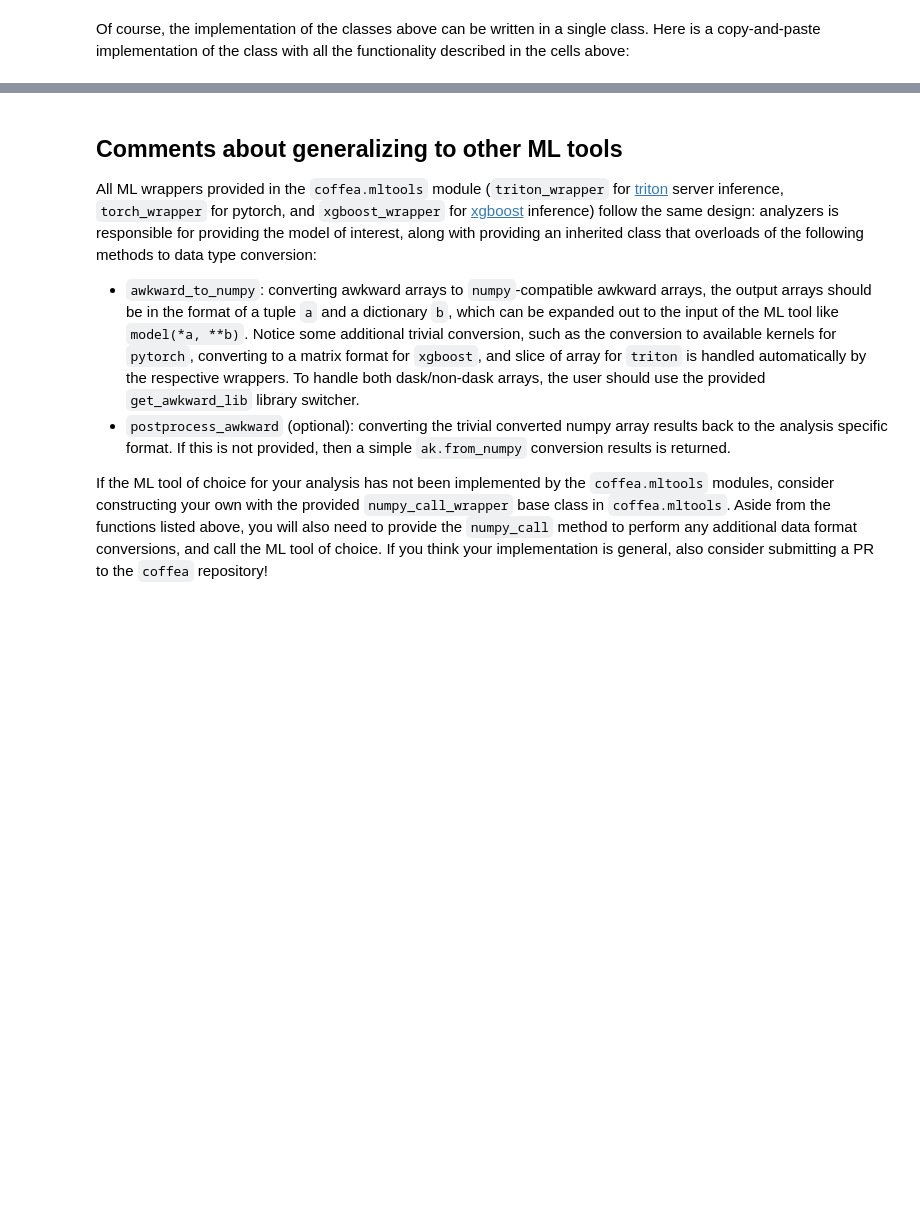
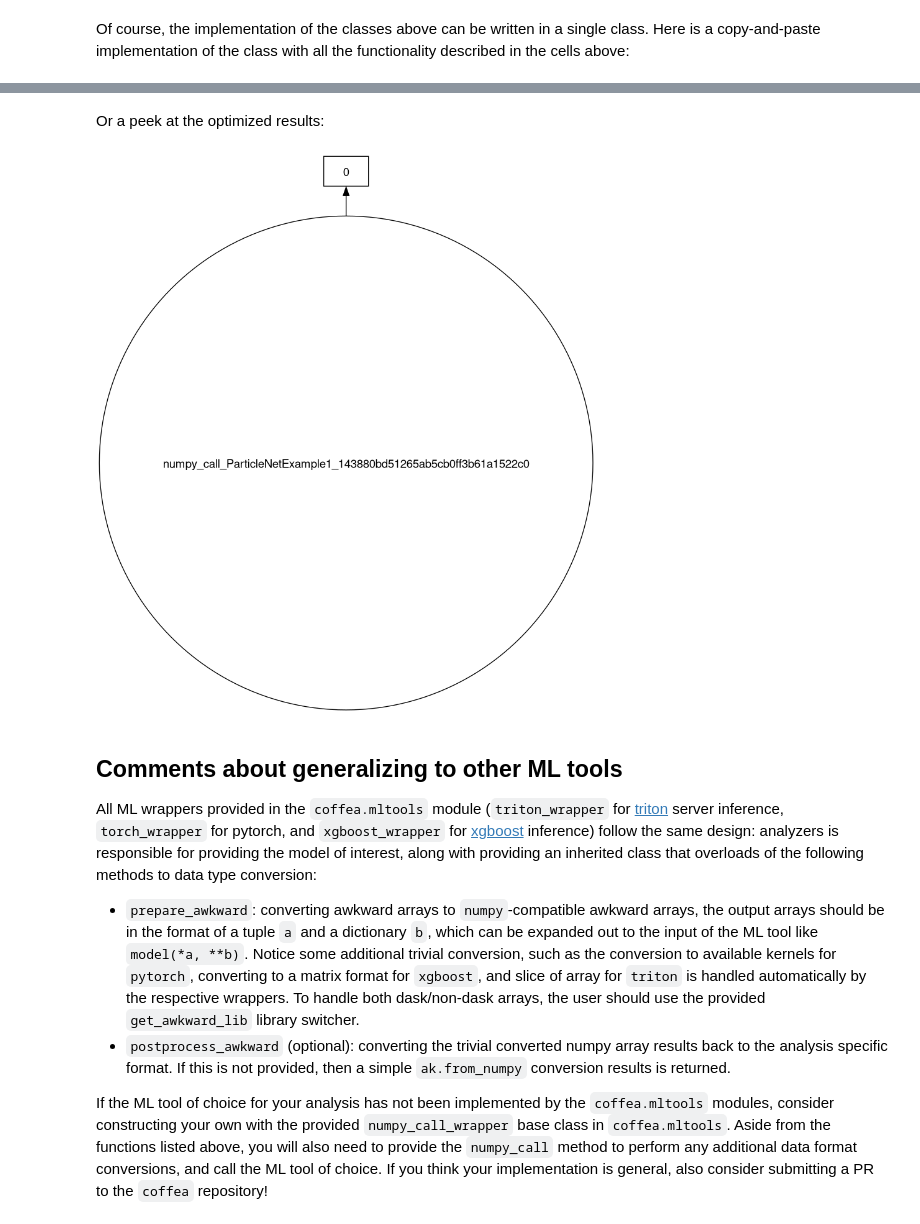
Before and after one commit to CoffeaTeam/coffea, a Jupyter notebook: binder/mltools.ipynb, the cells around one changed output, grey strips where cells are left out. Cells and saved outputs as stored; diff of their text form; code cells hidden in the pictures; blank space fills up the shorter version.

```diff
--- a/binder/mltools.ipynb
+++ b/binder/mltools.ipynb
@@ -304,3 +333,9 @@ dask.awkward<MLresults, npartitions=1>
+# %% [markdown]
+Or a peek at the optimized results:
+# %%
+dask_results.visualize(optimize_graph=True)
+# %% [output]
+[figure, added]
 # %% [markdown]
 ## Comments about generalizing to other ML tools
 
@@ -311,7 +346,7 @@ analyzers is responsible for providing the model of interest, along with
 providing an inherited class that overloads of the following methods to data
 type conversion:
 
-- `awkward_to_numpy`: converting awkward arrays to `numpy`-compatible awkward
+- `prepare_awkward`: converting awkward arrays to `numpy`-compatible awkward
   arrays, the output arrays should be in the format of a tuple `a` and a
   dictionary `b`, which can be expanded out to the input of the ML tool like
   `model(*a, **b)`. Notice some additional trivial conversion, such as the
```
Also changed, not shown: parts of 7 cells of this notebook, 2 other files.
